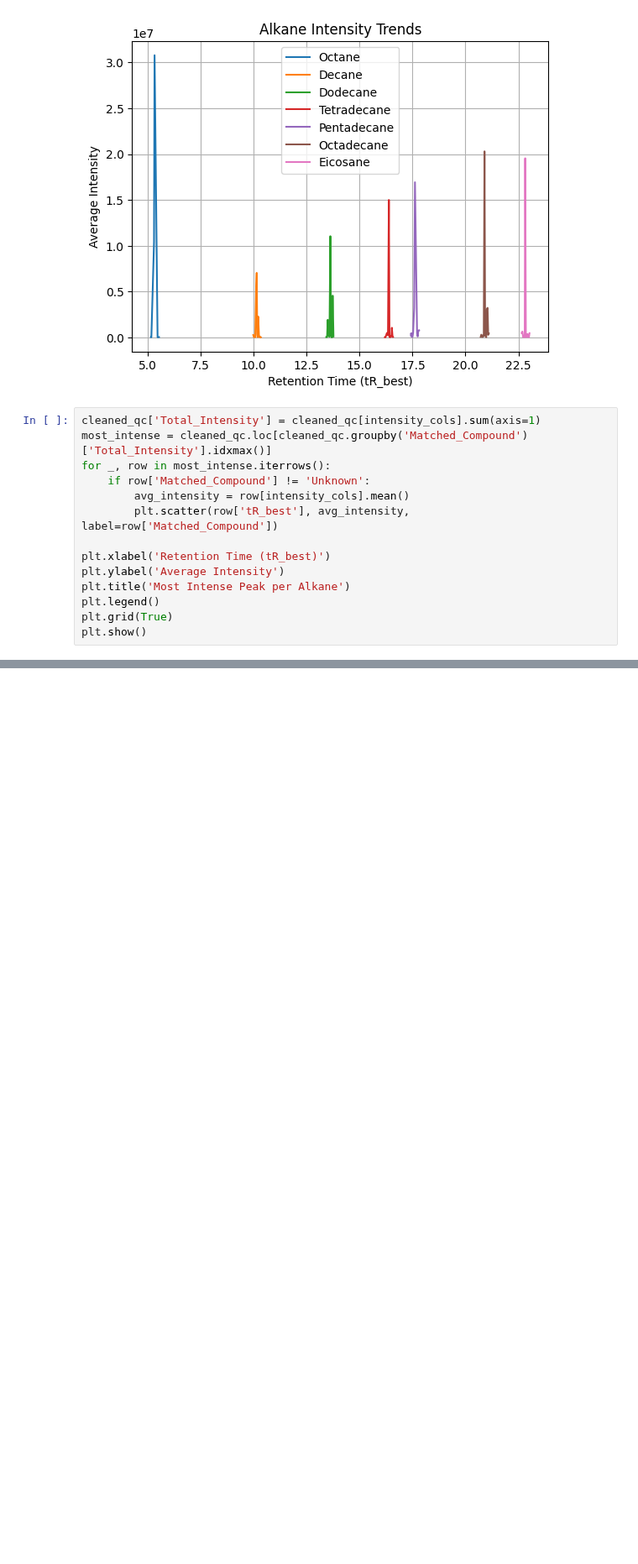
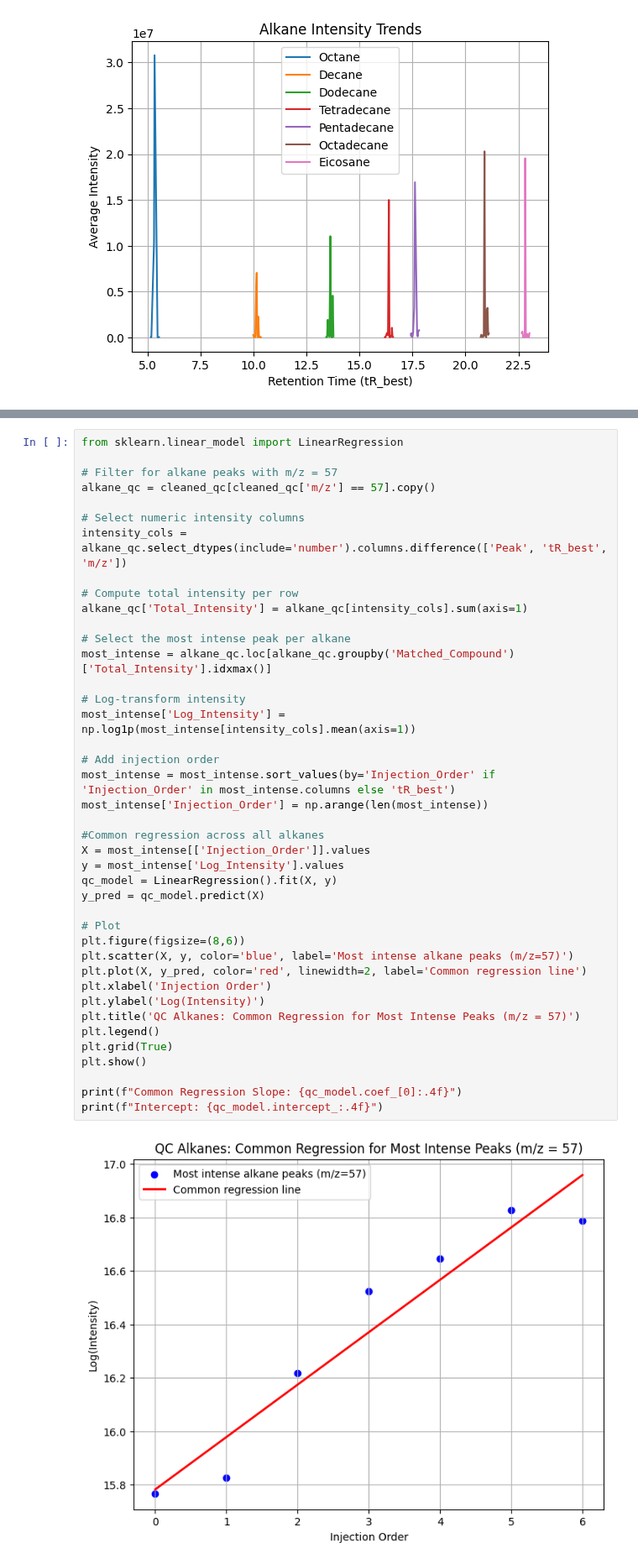
Before and after one commit to Fatemeh1362/internship, a Jupyter notebook: msmetrix_qc_prepration.ipynb, the cells around one changed output, grey strips where cells are left out. Shown at 84% size. Cells and saved outputs as stored; diff of their text form; blank space fills up the shorter version.

```diff
--- a/msmetrix_qc_prepration.ipynb
+++ b/msmetrix_qc_prepration.ipynb
@@ -221,17 +221,3 @@ plt.grid(True)
 plt.show()
 # %% [output]
 [figure]
-# %%
-cleaned_qc['Total_Intensity'] = cleaned_qc[intensity_cols].sum(axis=1)
-most_intense = cleaned_qc.loc[cleaned_qc.groupby('Matched_Compound')['Total_Intensity'].idxmax()]
-for _, row in most_intense.iterrows():
-    if row['Matched_Compound'] != 'Unknown':
-        avg_intensity = row[intensity_cols].mean()
-        plt.scatter(row['tR_best'], avg_intensity, label=row['Matched_Compound'])
-
-plt.xlabel('Retention Time (tR_best)')
-plt.ylabel('Average Intensity')
-plt.title('Most Intense Peak per Alkane')
-plt.legend()
-plt.grid(True)
-plt.show()
@@ -550,0 +226,43 @@ QC4 samples are consistent after peak 70 normalization, no outlier is exist.
+# %%
+from sklearn.linear_model import LinearRegression
+
+# Filter for alkane peaks with m/z = 57
+alkane_qc = cleaned_qc[cleaned_qc['m/z'] == 57].copy()
+
+# Select numeric intensity columns
+intensity_cols = alkane_qc.select_dtypes(include='number').columns.difference(['Peak', 'tR_best', 'm/z'])
+
+# Compute total intensity per row
+alkane_qc['Total_Intensity'] = alkane_qc[intensity_cols].sum(axis=1)
+
+# Select the most intense peak per alkane
+most_intense = alkane_qc.loc[alkane_qc.groupby('Matched_Compound')['Total_Intensity'].idxmax()]
+
+# Log-transform intensity
+most_intense['Log_Intensity'] = np.log1p(most_intense[intensity_cols].mean(axis=1))
+
+# Add injection order
+most_intense = most_intense.sort_values(by='Injection_Order' if 'Injection_Order' in most_intense.columns else 'tR_best')
+most_intense['Injection_Order'] = np.arange(len(most_intense))
+
+#Common regression across all alkanes
+X = most_intense[['Injection_Order']].values
+y = most_intense['Log_Intensity'].values
+qc_model = LinearRegression().fit(X, y)
+y_pred = qc_model.predict(X)
+
+# Plot
+plt.figure(figsize=(8,6))
+plt.scatter(X, y, color='blue', label='Most intense alkane peaks (m/z=57)')
+plt.plot(X, y_pred, color='red', linewidth=2, label='Common regression line')
+plt.xlabel('Injection Order')
+plt.ylabel('Log(Intensity)')
+plt.title('QC Alkanes: Common Regression for Most Intense Peaks (m/z = 57)')
+plt.legend()
+plt.grid(True)
+plt.show()
+
+print(f"Common Regression Slope: {qc_model.coef_[0]:.4f}")
+print(f"Intercept: {qc_model.intercept_:.4f}")
+# %% [output]
+[figure, added]
```
Also changed, not shown: parts of 36 cells of this notebook.
